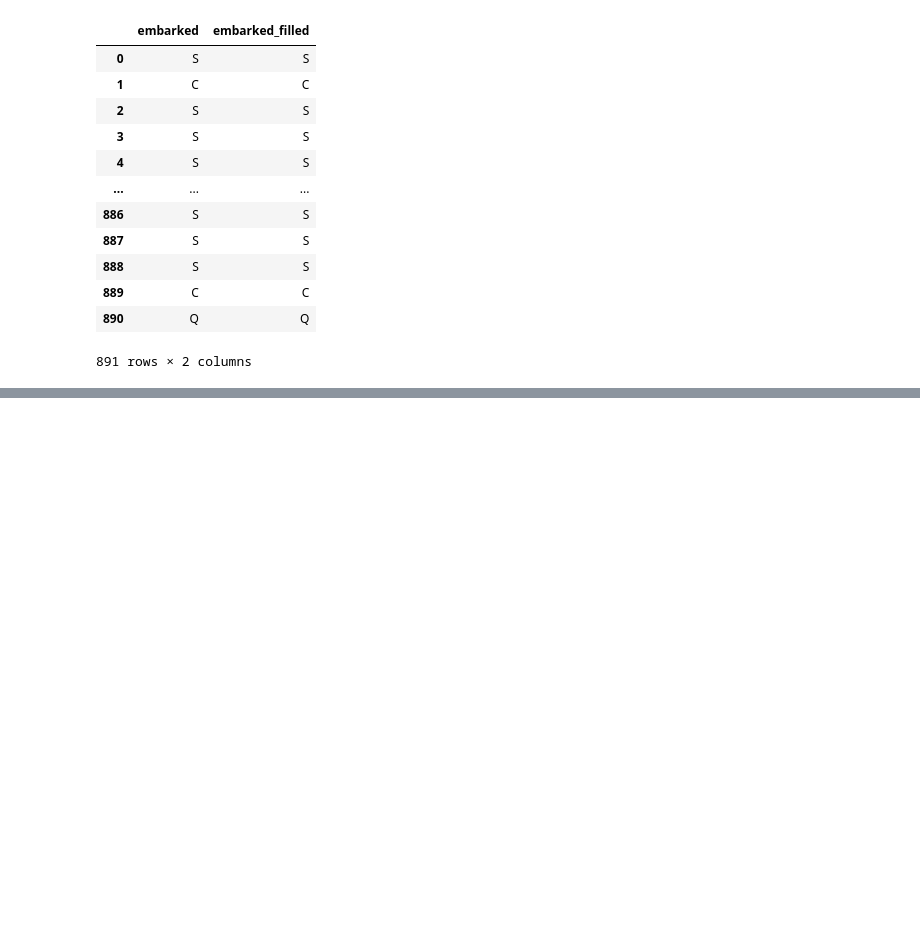
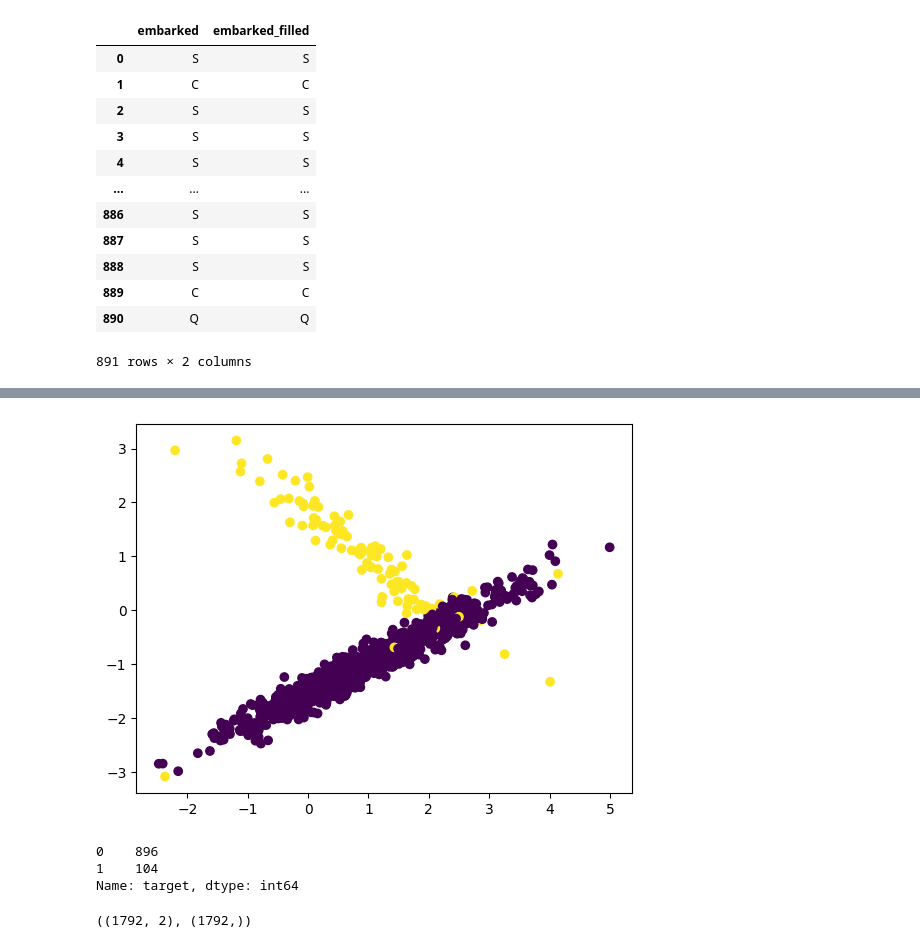
Before and after one commit to shivam-paul-19/data-science, a Jupyter notebook: feature eng/main.ipynb, the cells around one changed output, grey strips where cells are left out. Cells and saved outputs as stored; diff of their text form; code cells hidden in the pictures; blank space fills up the shorter version.

Commit message:
handling imbalance data

```diff
--- a/feature eng/main.ipynb
+++ b/feature eng/main.ipynb
@@ -175,0 +284,5 @@ dt[['embarked', 'embarked_filled']]
+# %%
+from sklearn.datasets import make_classification
+
+X,y = make_classification(n_samples=1000, n_features=2, n_redundant=0, n_clusters_per_class=1, random_state=42, weights=[0.90])
+X,y
@@ -175,0 +307,5 @@ dt[['embarked', 'embarked_filled']]
+# %%
+df_X = pd.DataFrame(X, columns=['feature_1', 'feature_2'])
+df_y = pd.DataFrame(y, columns=['target'])
+df = pd.concat([df_X, df_y], axis=1)
+df
@@ -175,0 +326,20 @@ dt[['embarked', 'embarked_filled']]
+# %%
+import matplotlib.pyplot as plt
+plt.scatter(df['feature_1'], df['feature_2'], c=df['target'])
+plt.show()
+# %% [output]
+[figure, added]
+# %%
+df['target'].value_counts()
+# %% [output]
+0    896
+1    104
+Name: target, dtype: int64
+# %%
+from imblearn.over_sampling import SMOTE
+
+oversample = SMOTE()
+X,y = oversample.fit_resample(df[['feature_1', 'feature_2']], df['target'])
+X.shape, y.shape
+# %% [output]
+((1792, 2), (1792,))
```
Also changed, not shown: parts of 19 cells of this notebook.
